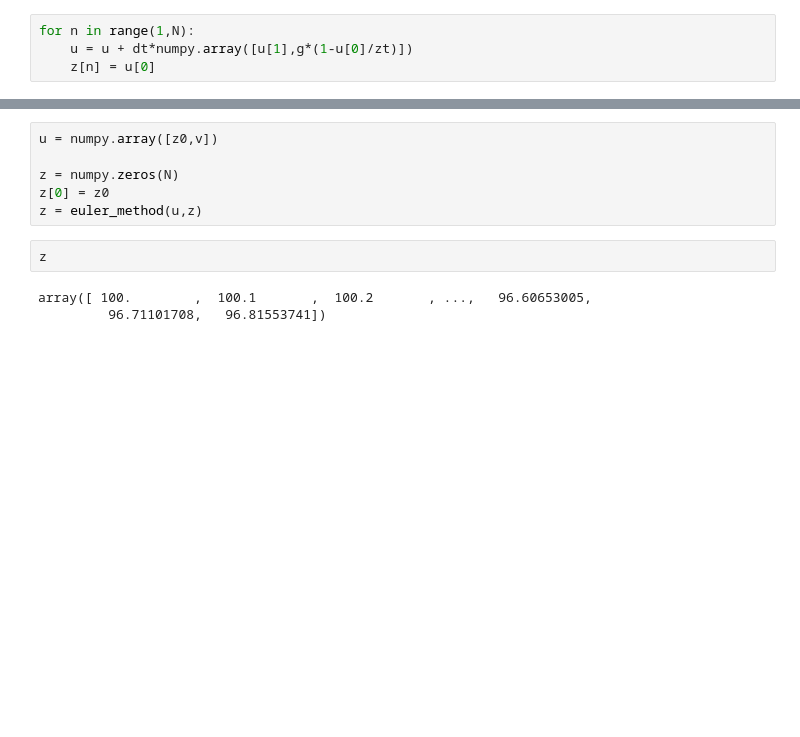
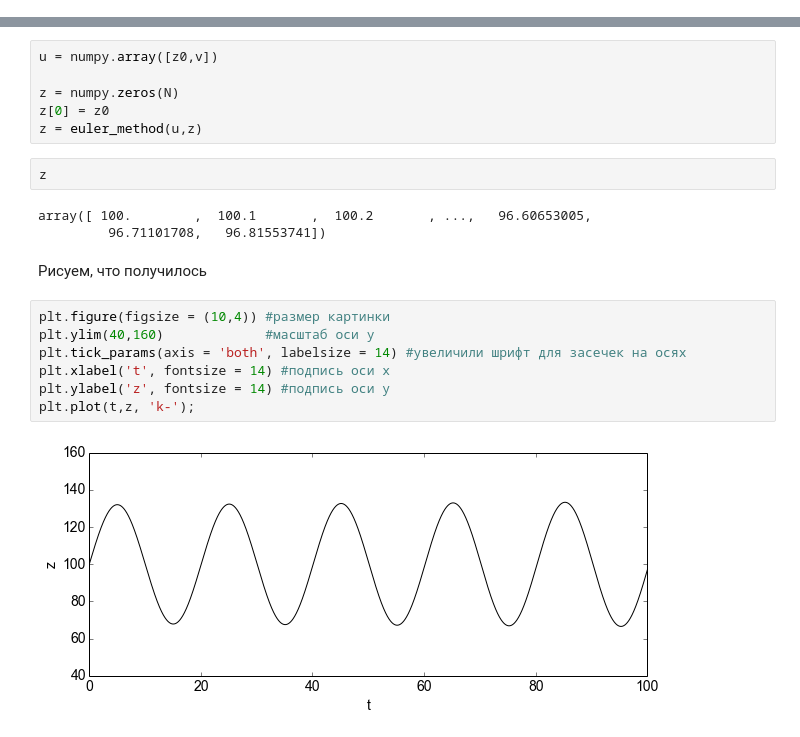
Before and after one commit to sidrahahmedAppliedMath/numerical-mooc, a Jupyter notebook: hw/01_02_hw_phugoid_oscillation.ipynb, the cells around one changed output, grey strips where cells are left out. Drawn from its saved outputs; the diff is of its cells as text; blank space fills up the shorter version.

```diff
--- a/hw/01_02_hw_phugoid_oscillation.ipynb
+++ b/hw/01_02_hw_phugoid_oscillation.ipynb
@@ -66,4 +61,0 @@ array([ 100.,    0.,    0., ...,    0.,    0.,    0.])
-# %%
-for n in range(1,N):
-    u = u + dt*numpy.array([u[1],g*(1-u[0]/zt)])
-    z[n] = u[0]
@@ -104,3 +91,14 @@ z
 # %% [output]
 array([ 100.        ,  100.1       ,  100.2       , ...,   96.60653005,
          96.71101708,   96.81553741])
+# %% [markdown]
+Рисуем, что получилось
+# %%
+plt.figure(figsize = (10,4)) #размер картинки
+plt.ylim(40,160)             #масштаб оси y
+plt.tick_params(axis = 'both', labelsize = 14) #увеличили шрифт для засечек на осях
+plt.xlabel('t', fontsize = 14) #подпись оси x
+plt.ylabel('z', fontsize = 14) #подпись оси y
+plt.plot(t,z, 'k-');
+# %% [output]
+[figure, added]
```
Also changed, not shown: parts of 13 cells of this notebook.
